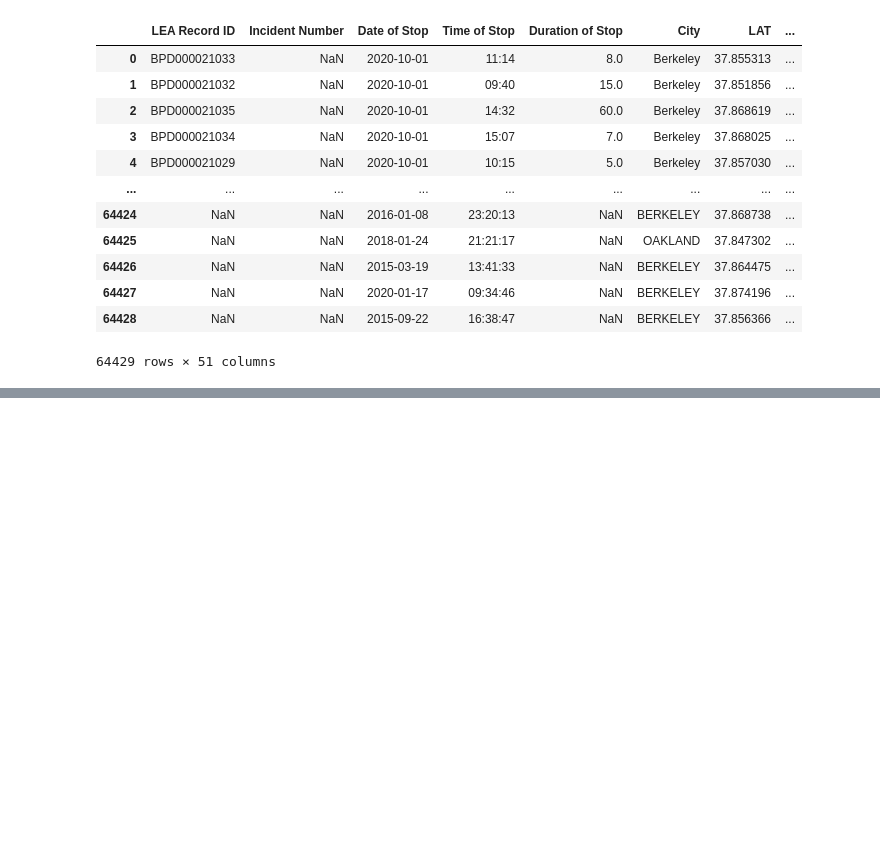
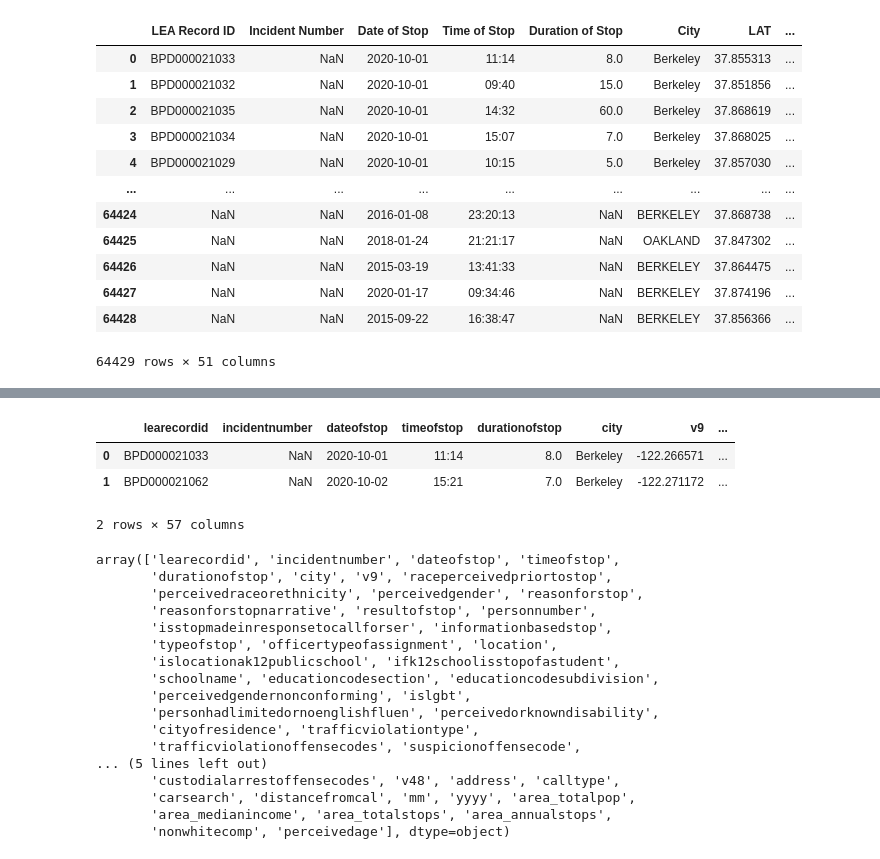
Before and after one commit to kch0p/BPD-Stops-Research-Project, a Jupyter notebook: Code/Merge Data.ipynb, the cells around one changed output, grey strips where cells are left out. Saved outputs shown, nothing was run; the diff lists cells and outputs as text; code cells hidden in the pictures; blank space fills up the shorter version.

```diff
--- a/Code/Merge Data.ipynb
+++ b/Code/Merge Data.ipynb
@@ -508,0 +380,27 @@ polys_fp = "source/_static/data/L3/porijogi_sub_catchments.geojson"
+# %%
+df = pd.read_stata('C:\\Users\\kharr\\Documents\\GitHub\\Berkeley-PD-ISF-110\\Data\\formatted_allstops_large(expanded).dta')
+# %%
+df.head(2)
+df.columns.values
+# %% [output]
+|  | learecordid | incidentnumber | dateofstop | timeofstop | durationofstop | city | v9 | ... |
+| 0 | BPD000021033 | NaN | 2020-10-01 | 11:14 | 8.0 | Berkeley | -122.266571 | ... |
+| 1 | BPD000021062 | NaN | 2020-10-02 | 15:21 | 7.0 | Berkeley | -122.271172 | ... |
+2 rows × 57 columns
+array(['learecordid', 'incidentnumber', 'dateofstop', 'timeofstop',
+       'durationofstop', 'city', 'v9', 'raceperceivedpriortostop',
+       'perceivedraceorethnicity', 'perceivedgender', 'reasonforstop',
+       'reasonforstopnarrative', 'resultofstop', 'personnumber',
+       'isstopmadeinresponsetocallforser', 'informationbasedstop',
+       'typeofstop', 'officertypeofassignment', 'location',
+       'islocationak12publicschool', 'ifk12schoolisstopofastudent',
+       'schoolname', 'educationcodesection', 'educationcodesubdivision',
+       'perceivedgendernonconforming', 'islgbt',
+       'personhadlimitedornoenglishfluen', 'perceivedorknowndisability',
+       'cityofresidence', 'trafficviolationtype',
+       'trafficviolationoffensecodes', 'suspicionoffensecode',
+... (5 lines left out)
+       'custodialarrestoffensecodes', 'v48', 'address', 'calltype',
+       'carsearch', 'distancefromcal', 'mm', 'yyyy', 'area_totalpop',
+       'area_medianincome', 'area_totalstops', 'area_annualstops',
+       'nonwhitecomp', 'perceivedage'], dtype=object)
```
Also changed, not shown: parts of 28 cells of this notebook, 32 other files.
